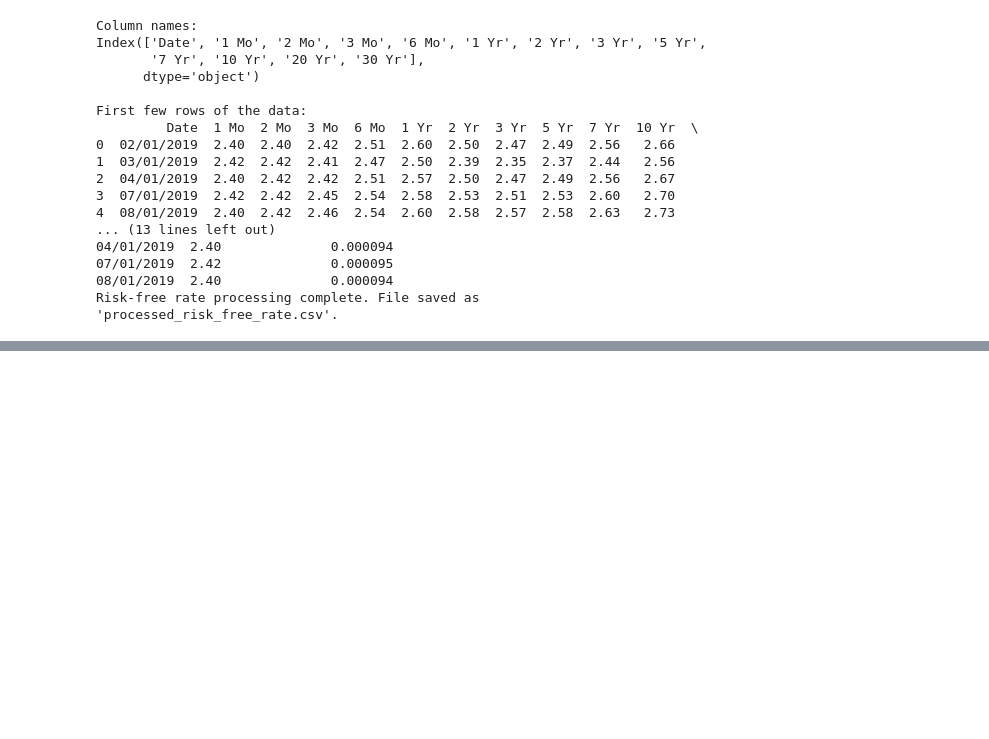
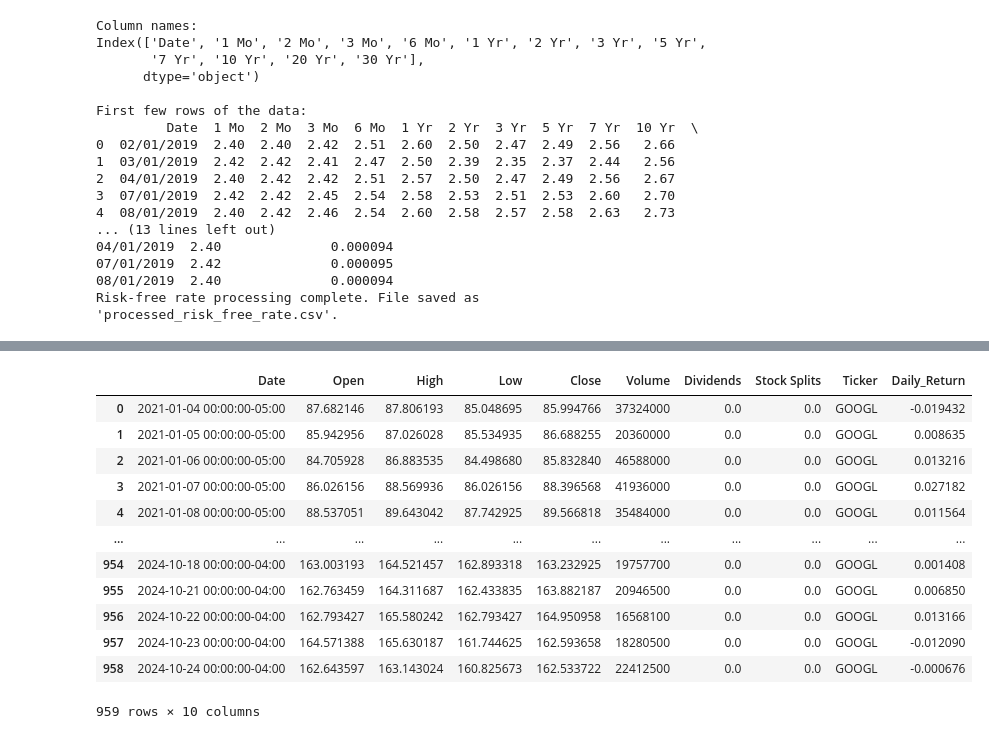
Before and after one commit to ancabenca/ds2-hw, a Jupyter notebook: Projekt -AnalyzaInvestic/AI-ABE.ipynb, the cells around one changed output, grey strips where cells are left out. Drawn from its saved outputs; the diff is of its cells as text; code cells hidden in the pictures; blank space fills up the shorter version.

```diff
--- a/Projekt -AnalyzaInvestic/AI-ABE.ipynb
+++ b/Projekt -AnalyzaInvestic/AI-ABE.ipynb
@@ -18,9 +49,9 @@ and auto-covariances of your returns, How these characteristics change in time?
 # %%
 
 # Define the directory containing your stock data
-data_dir = r"C:\Users\Uzivatel\Documents\ds2-hw\Projekt -AnalyzaInvestic\Data-ABE"
+data_dir = r"C:\Users\Uzivatel\Documents\ds2-hw\Projekt -AnalyzaInvestic\stock_data" #changable
 
-# Map file names to tickers for clarity
+# Maping tickers, Individual Setting
 stock_files = {
     'GOOGL': 'Alphabet A Stock Price History.csv',
     'AMGN': 'Amgen Stock Price History.csv',
@@ -32,4 +63,15 @@ stock_files = {
     'TXN': 'Texas Instruments Stock Price History.csv',
 }
 
+stock_files2 = {
+    'SPLK': 'Splunk Stock Price History.csv',
+    'TEAM': 'Atlassian Stock Price History.csv',
+    'BIDU': 'Baidu Stock Price History.csv',
+    'ADBE': 'Adobe Stock Price History.csv',
+    'MDLZ': 'Mondelez Stock Price History.csv',
+    'AMD': 'AMD Stock Price History.csv',
+    'VRSN': 'Verisign Stock Price History.csv',
+    'PAYX': 'Paychex Stock Price History.csv',
+}
+
 risk_free_file = r'C:\Users\Uzivatel\Documents\ds2-hw\Projekt -AnalyzaInvestic\USYields2024.csv'
@@ -39,18 +103,22 @@ def calculate_daily_returns(data):
     """
     Calculates daily returns as the logarithm of the ratio of Price to Open prices.
     """
-    data['Daily_Return'] = np.log(data['Price'] / data['Open'])
+    data['Daily_Return'] = np.log(data['Close'] / data['Open'])
     return data[['Date', 'Daily_Return']]
 # %% [markdown]
 Loading data into one table and filter 1 Mo risk free rate with the Date
 # %%
 # Load and process stock data
 daily_returns = {}
+all_data = {}  # Ensure all_data is a dictionary to store data by ticker
+
 for ticker, file_name in stock_files.items():
     file_path = os.path.join(data_dir, file_name)
     print(f"Processing data for {ticker} from {file_path}...")
     data = pd.read_csv(file_path, parse_dates=['Date'])
+    data['Ticker'] = ticker  # Add a column for the ticker
     daily_returns[ticker] = calculate_daily_returns(data).set_index('Date')
+    all_data[ticker] = data  # Store the full data in the dictionary
 
 # Combine daily returns into a single DataFrame
 combined_returns = pd.concat(
@@ -189,0 +325,17 @@ Data processing complete. Files saved as 'daily_returns.csv' and 'risk_free_rate
+# %%
+all_data['GOOGL'] #all data in one frame (disctionary)
+#combined_returns #This one is more important
+# %% [output]
+|  | Date | Open | High | Low | Close | Volume | Dividends | Stock Splits | Ticker | Daily_Return |
+| 0 | 2021-01-04 00:00:00-05:00 | 87.682146 | 87.806193 | 85.048695 | 85.994766 | 37324000 | 0.0 | 0.0 | GOOGL | -0.019432 |
+| 1 | 2021-01-05 00:00:00-05:00 | 85.942956 | 87.026028 | 85.534935 | 86.688255 | 20360000 | 0.0 | 0.0 | GOOGL | 0.008635 |
+| 2 | 2021-01-06 00:00:00-05:00 | 84.705928 | 86.883535 | 84.498680 | 85.832840 | 46588000 | 0.0 | 0.0 | GOOGL | 0.013216 |
+| 3 | 2021-01-07 00:00:00-05:00 | 86.026156 | 88.569936 | 86.026156 | 88.396568 | 41936000 | 0.0 | 0.0 | GOOGL | 0.027182 |
+| 4 | 2021-01-08 00:00:00-05:00 | 88.537051 | 89.643042 | 87.742925 | 89.566818 | 35484000 | 0.0 | 0.0 | GOOGL | 0.011564 |
+| ... | ... | ... | ... | ... | ... | ... | ... | ... | ... | ... |
+| 954 | 2024-10-18 00:00:00-04:00 | 163.003193 | 164.521457 | 162.893318 | 163.232925 | 19757700 | 0.0 | 0.0 | GOOGL | 0.001408 |
+| 955 | 2024-10-21 00:00:00-04:00 | 162.763459 | 164.311687 | 162.433835 | 163.882187 | 20946500 | 0.0 | 0.0 | GOOGL | 0.006850 |
+| 956 | 2024-10-22 00:00:00-04:00 | 162.793427 | 165.580242 | 162.793427 | 164.950958 | 16568100 | 0.0 | 0.0 | GOOGL | 0.013166 |
+| 957 | 2024-10-23 00:00:00-04:00 | 164.571388 | 165.630187 | 161.744625 | 162.593658 | 18280500 | 0.0 | 0.0 | GOOGL | -0.012090 |
+| 958 | 2024-10-24 00:00:00-04:00 | 162.643597 | 163.143024 | 160.825673 | 162.533722 | 22412500 | 0.0 | 0.0 | GOOGL | -0.000676 |
+959 rows × 10 columns
```
Also changed, not shown: parts of 8 cells of this notebook.
